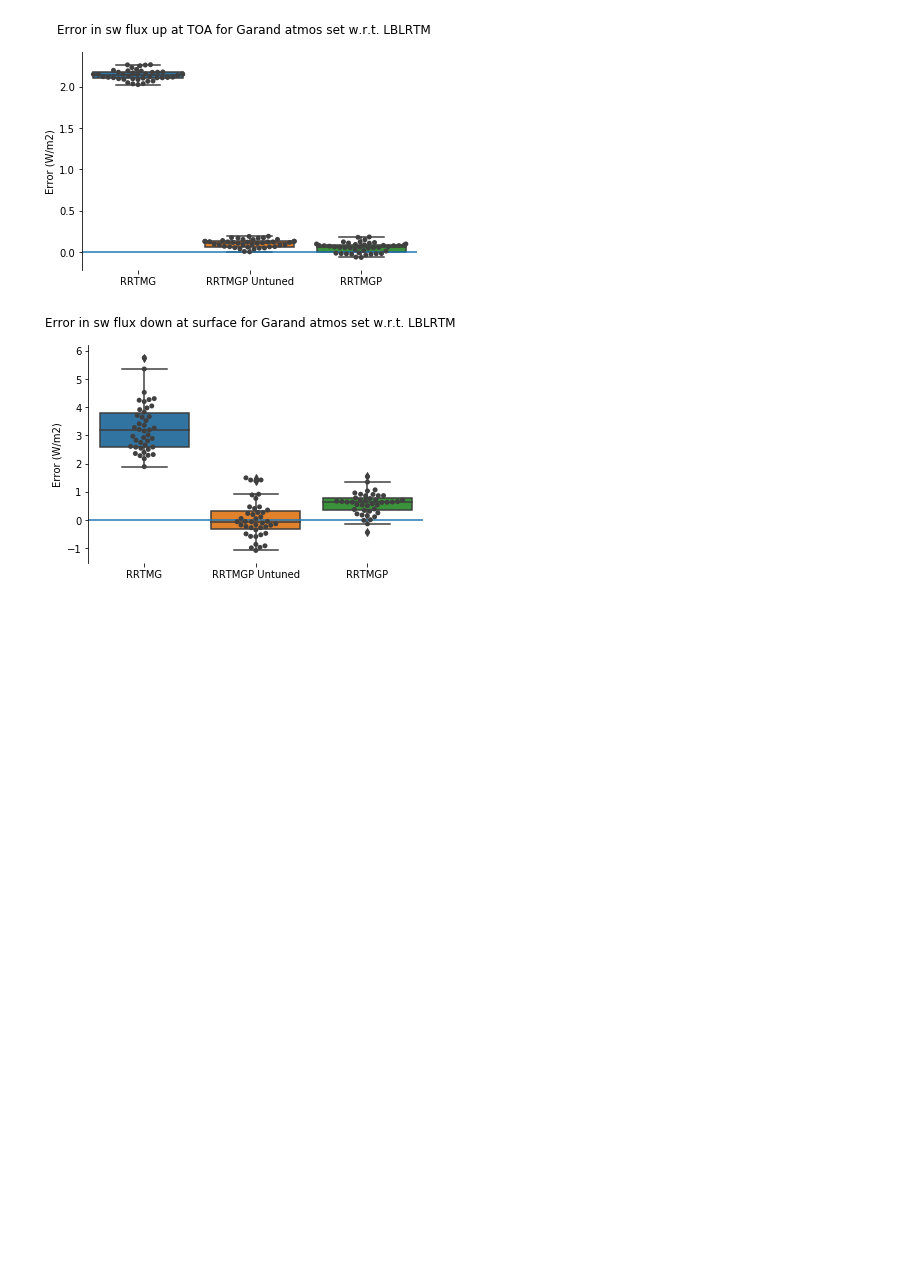
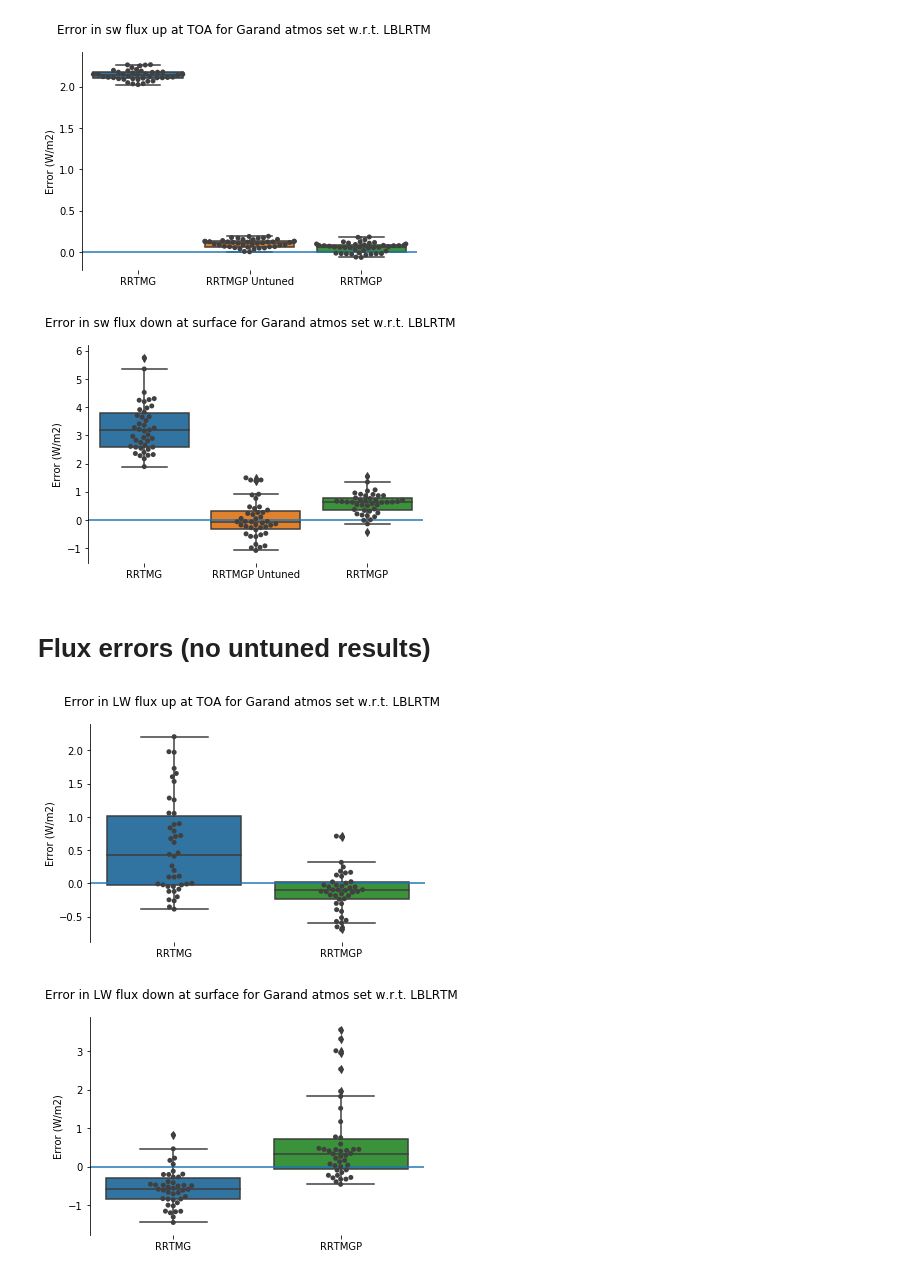
Before and after one commit to RobertPincus/rte-rrtmgp-paper-figures, a Jupyter notebook: RTE+RRMTGP-Paper-Figures.ipynb, the cells around one changed output. Saved outputs shown, nothing was run; the diff lists cells and outputs as text; code cells hidden in the pictures; blank space fills up the shorter version.

```diff
--- a/RTE+RRMTGP-Paper-Figures.ipynb
+++ b/RTE+RRMTGP-Paper-Figures.ipynb
@@ -7,13 +7,15 @@ import seaborn as sb
 import xarray as xr
 from netCDF4 import Dataset # Because we will change the netCDF files on disk in some cases
 import numpy as np
-import os, subprocess
+import os, subprocess, glob
 from shutil import copy2
+# Remove old files
+for f in glob.glob(os.path.join("data/", "coefficients*.nc")): os.remove(f)
+for f in glob.glob(os.path.join("data/", "rrtmgp*.nc")): os.remove(f)
 #
 # To do:
 # Enforce the same y-axis limits within sets of figures
 # re-do vertical profiles: remove top level/layer, separate into tropo/strato
-# gotta figure out how to control colors in boxplot
 # since we're going to show tuned and untuned in all figs maybe go back to G -> untuned -> GP ordering
 # %% [markdown]
 # User directory configuration
@@ -187,7 +194,7 @@ CompletedProcess(args=['./rrtmgp_garand_atmos', 'data/rrtmgp-lw-inputs-outputs-u
 # %% [markdown]
 # Assessing the k-distribution
 # %%
-def plot_single_level_errs(fig, axes, location, quantity, ref_file, test_files, test_labels):
+def plot_single_level_errs(fig, axes, location, quantity, ref_file, test_files, test_labels, colors = None):
     """Plot the difference in 'quantity' at 'location' between a reference and one or more tests"""
     ref_ds = xr.open_dataset(ref_file)
     tst_ds = [xr.open_dataset(f) for f in test_files]
@@ -198,7 +205,7 @@ def plot_single_level_errs(fig, axes, location, quantity, ref_file, test_files,
     ref_ds.close()
     [tf.close() for tf in tst_ds]
 
-    plot_err_distribution(axes, errs, test_labels, ylabel = "Error (W/m2)")
+    plot_err_distribution(axes, errs, test_labels, ylabel = "Error (W/m2)", colors = colors)
 # %%
 #
 # Assessing the k-distribution:
@@ -293,3 +300,28 @@ plt.savefig("sw-sfc-total-error.pdf", dpi=600)
 # %% [output]
 [figure]
 [figure]
+# %% [markdown]
+# Flux errors (no untuned results)
+# %%
+fig = plt.figure()
+axes = fig.add_subplot(111)
+plot_single_level_errs(fig, axes, "toa", "flux_up", lw_lblrtm_file, \
+                      [lw_rrtmg_file, lw_rrtmgp_default_file], \
+                      ["RRTMG", "RRTMGP"], colors = [0,2])
+sb.despine()
+axes.spines["bottom"].set_visible(False)
+fig.suptitle("Error in LW flux up at TOA for Garand atmos set w.r.t. LBLRTM")
+plt.savefig("lw-toa-total-error.pdf", dpi=600)
+
+fig = plt.figure()
+axes = fig.add_subplot(111)
+plot_single_level_errs(fig, axes, "sfc", "flux_dn", lw_lblrtm_file, \
+                      [lw_rrtmg_file, lw_rrtmgp_default_file], \
+                      ["RRTMG", "RRTMGP"], colors = [0,2])
+sb.despine()
+axes.spines["bottom"].set_visible(False)
+fig.suptitle("Error in LW flux down at surface for Garand atmos set w.r.t. LBLRTM")
+plt.savefig("lw-sfc-total-error.pdf", dpi=600)
+# %% [output]
+[figure, added]
+[figure, added]
```
Also changed, not shown: parts of 9 cells of this notebook, 1 other file.
